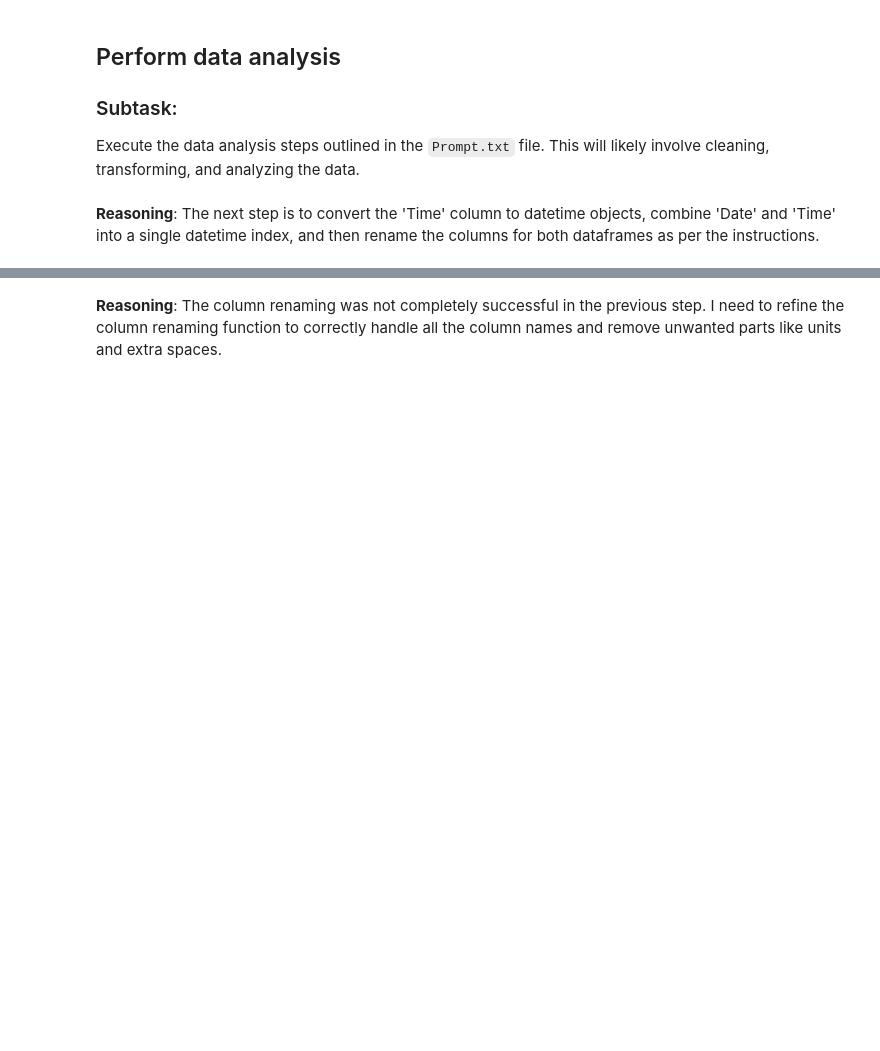
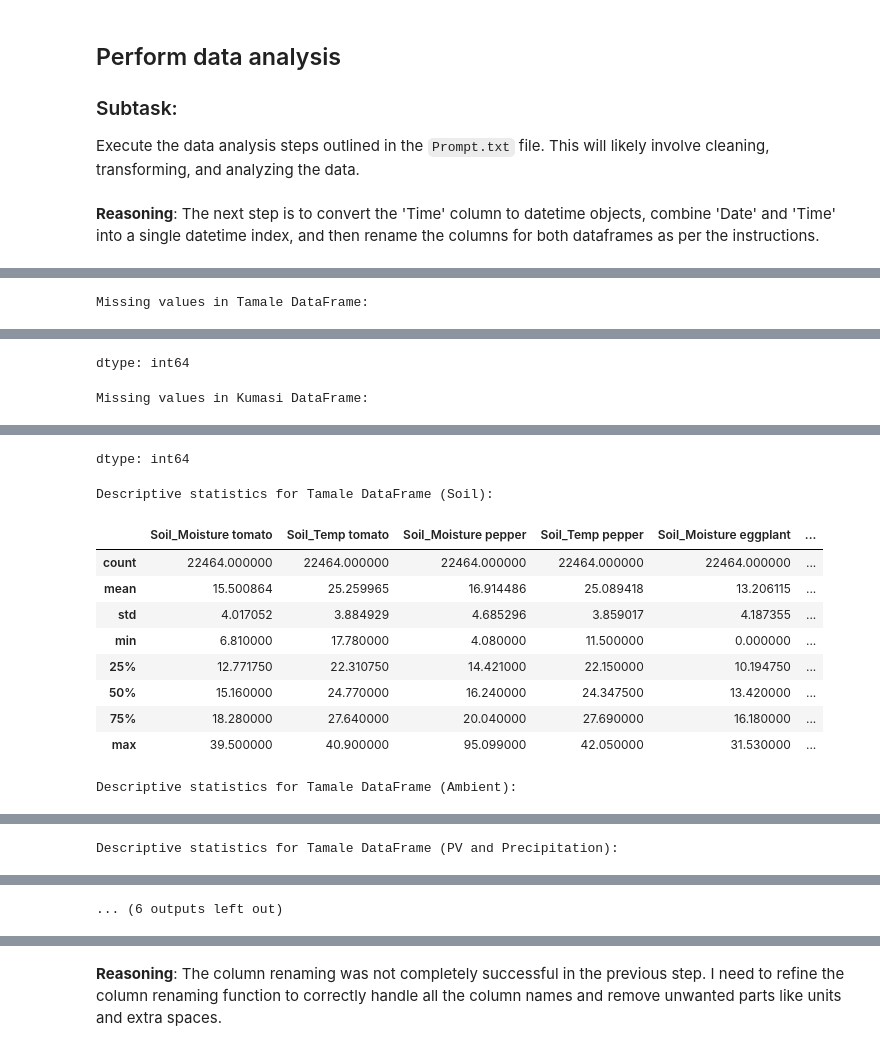
Before and after one commit to Richkul/APV-WEF, a Jupyter notebook: Untitled37.ipynb, the cells around one changed output, grey strips where cells are left out. Saved outputs shown, nothing was run; the diff lists cells and outputs as text; code cells hidden in the pictures; blank space fills up the shorter version.

```diff
--- a/Untitled37.ipynb
+++ b/Untitled37.ipynb
@@ -102,0 +110,15 @@ display(kumasi_df.head())
+# %%
+import pandas as pd
+
+tamale_df = pd.read_excel('/content/Tamale_cleaned.xlsx')
+kumasi_df = pd.read_excel('/content/Kumasi_cleaned.xlsx')
+
+print("Tamale DataFrame Head:")
+display(tamale_df.head())
+print("\nTamale DataFrame Info:")
+tamale_df.info()
+
+print("\nKumasi DataFrame Head:")
+display(kumasi_df.head())
+print("\nKumasi DataFrame Info:")
+kumasi_df.info()
@@ -102,0 +267,46 @@ display(kumasi_df.head())
+# %%
+# Final refinement of column renaming
+def clean_col_names_final(df):
+    cols = df.columns
+    new_cols = []
+    for col in cols:
+        new_col = col.replace(' at ', '_')
+        new_col = new_col.replace('Ambient_Humidity Ambie...', 'Ambient_Humidity_WS') # Fix the truncated column name
+        new_col = new_col.strip()
+        new_cols.append(new_col)
+    df.columns = new_cols
+    return df
+
+tamale_df = clean_col_names_final(tamale_df)
+kumasi_df = clean_col_names_final(kumasi_df)
+
+# Check for missing values after processing
+print("\nMissing values in Tamale DataFrame:")
+display(tamale_df.isnull().sum())
+print("\nMissing values in Kumasi DataFrame:")
+display(kumasi_df.isnull().sum())
+
+# Perform descriptive statistics on relevant columns
+# Identify relevant columns based on the prompt and cleaned names
+soil_cols = [col for col in tamale_df.columns if 'Soil_' in col]
+ambient_cols = [col for col in tamale_df.columns if 'Ambient_' in col]
+pv_cols = [col for col in tamale_df.columns if 'PV_' in col]
+precipitation_cols = [col for col in tamale_df.columns if 'Precipitation' in col]
+
+
+print("\nDescriptive statistics for Tamale DataFrame (Soil):")
+display(tamale_df[soil_cols].describe())
+print("\nDescriptive statistics for Tamale DataFrame (Ambient):")
+display(tamale_df[ambient_cols].describe())
+print("\nDescriptive statistics for Tamale DataFrame (PV and Precipitation):")
+display(tamale_df[pv_cols + precipitation_cols].describe())
+
+
+print("\nDescriptive statistics for Kumasi DataFrame (Soil):")
+display(kumasi_df[soil_cols].describe())
+print("\nDescriptive statistics for Kumasi DataFrame (Ambient):")
+display(kumasi_df[ambient_cols].describe())
+print("\nDescriptive statistics for Kumasi DataFrame (PV and Precipitation):")
+display(kumasi_df[pv_cols + precipitation_cols].describe())
+# %% [output]
+Missing values in Tamale DataFrame:
@@ -102,0 +330,2 @@ display(kumasi_df.head())
+dtype: int64
+Missing values in Kumasi DataFrame:
@@ -102,0 +349,12 @@ display(kumasi_df.head())
+dtype: int64
+Descriptive statistics for Tamale DataFrame (Soil):
+|  | Soil_Moisture tomato | Soil_Temp tomato | Soil_Moisture pepper | Soil_Temp pepper | Soil_Moisture eggplant | ... |
+| count | 22464.000000 | 22464.000000 | 22464.000000 | 22464.000000 | 22464.000000 | ... |
+| mean | 15.500864 | 25.259965 | 16.914486 | 25.089418 | 13.206115 | ... |
+| std | 4.017052 | 3.884929 | 4.685296 | 3.859017 | 4.187355 | ... |
+| min | 6.810000 | 17.780000 | 4.080000 | 11.500000 | 0.000000 | ... |
+| 25% | 12.771750 | 22.310750 | 14.421000 | 22.150000 | 10.194750 | ... |
+| 50% | 15.160000 | 24.770000 | 16.240000 | 24.347500 | 13.420000 | ... |
+| 75% | 18.280000 | 27.640000 | 20.040000 | 27.690000 | 16.180000 | ... |
+| max | 39.500000 | 40.900000 | 95.099000 | 42.050000 | 31.530000 | ... |
+Descriptive statistics for Tamale DataFrame (Ambient):
@@ -102,0 +370 @@ display(kumasi_df.head())
+Descriptive statistics for Tamale DataFrame (PV and Precipitation):
@@ -102,0 +380 @@ display(kumasi_df.head())
+... (6 outputs left out)
```
Also changed, not shown: parts of 28 cells of this notebook.
